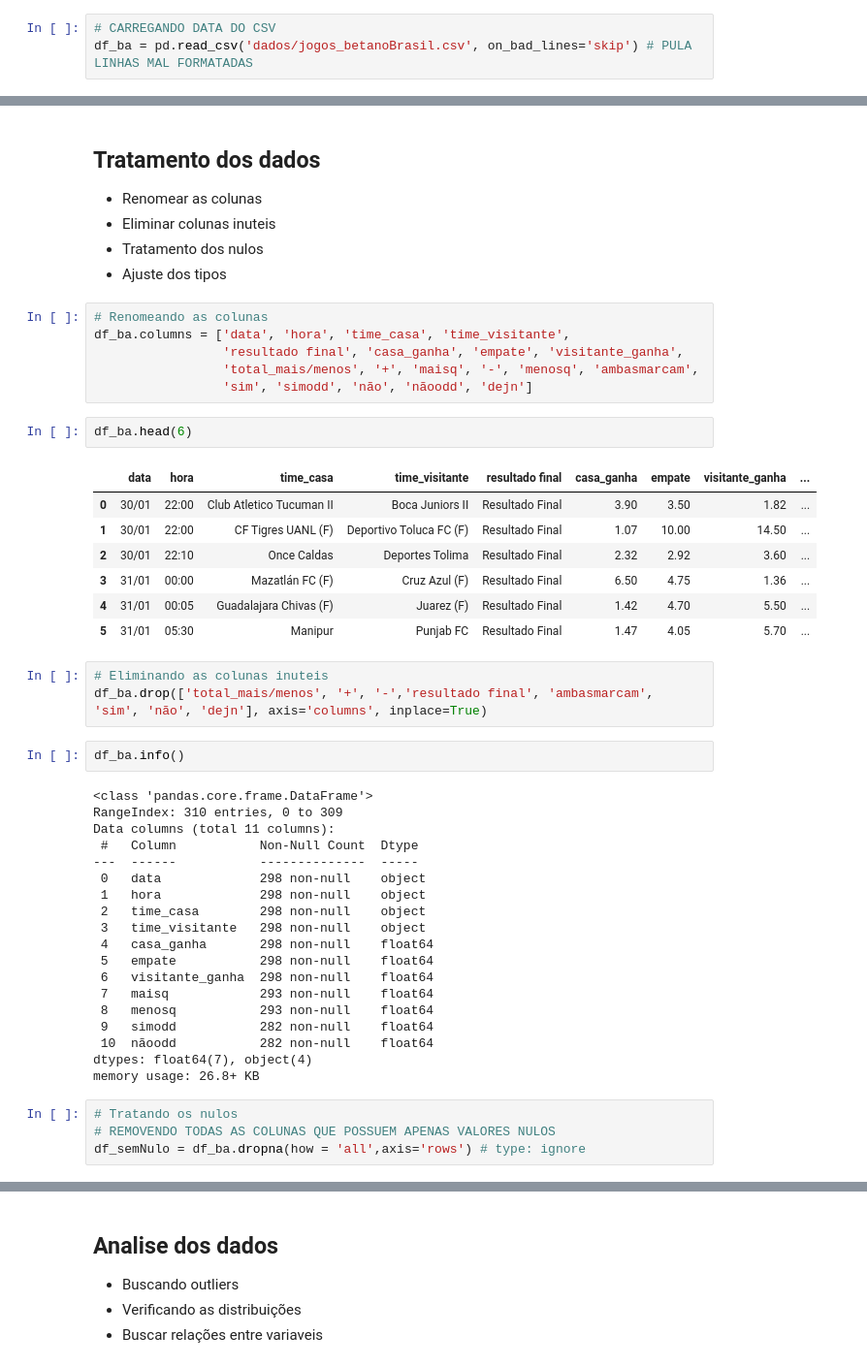
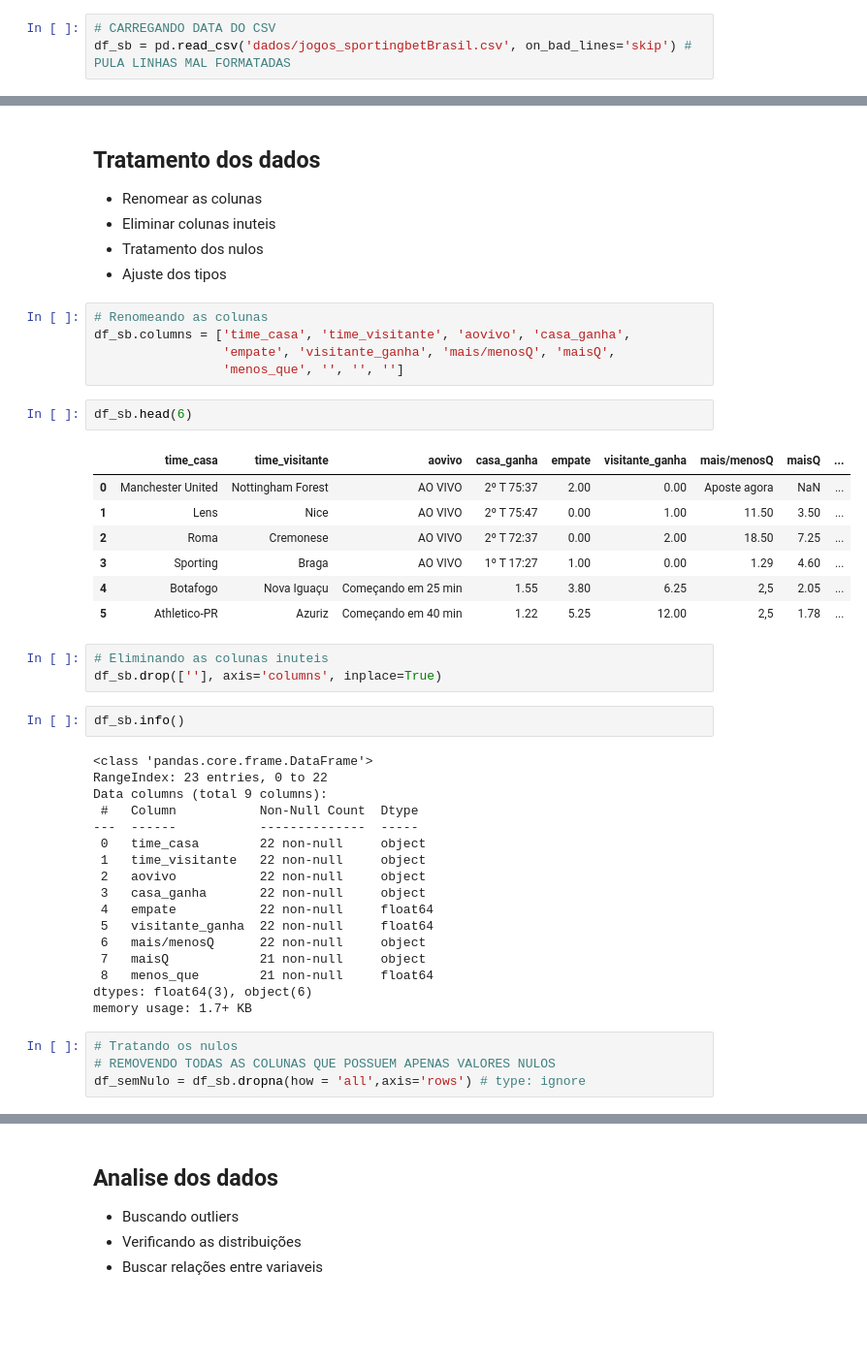
Before and after one commit to eusoulucas/surebet, a Jupyter notebook: analisysSportingB.ipynb, the cells around one changed output, grey strips where cells are left out. Shown at 97% size. Saved outputs shown, nothing was run; the diff lists cells and outputs as text; blank space fills up the shorter version.

```diff
--- a/analisysSportingB.ipynb
+++ b/analisysSportingB.ipynb
@@ -5,4 +5,4 @@
 import pandas as pd
 # %%
 # CARREGANDO DATA DO CSV
-df_ba = pd.read_csv('dados/jogos_betanoBrasil.csv', on_bad_lines='skip') # PULA LINHAS MAL FORMATADAS
+df_sb = pd.read_csv('dados/jogos_sportingbetBrasil.csv', on_bad_lines='skip') # PULA LINHAS MAL FORMATADAS
@@ -14,48 +34,45 @@ df_ba = pd.read_csv('dados/jogos_betanoBrasil.csv', on_bad_lines='skip') # PULA
 - Ajuste dos tipos
 # %%
 # Renomeando as colunas
-df_ba.columns = ['data', 'hora', 'time_casa', 'time_visitante',
-                 'resultado final', 'casa_ganha', 'empate', 'visitante_ganha',
-                 'total_mais/menos', '+', 'maisq', '-', 'menosq', 'ambasmarcam',
-                 'sim', 'simodd', 'não', 'nãoodd', 'dejn']
+df_sb.columns = ['time_casa', 'time_visitante', 'aovivo', 'casa_ganha',
+                 'empate', 'visitante_ganha', 'mais/menosQ', 'maisQ',
+                 'menos_que', '', '', '']
 # %%
-df_ba.head(6)
+df_sb.head(6)
 # %% [output]
-|  | data | hora | time_casa | time_visitante | resultado final | casa_ganha | empate | visitante_ganha | ... |
-| 0 | 30/01 | 22:00 | Club Atletico Tucuman II | Boca Juniors II | Resultado Final | 3.90 | 3.50 | 1.82 | ... |
-| 1 | 30/01 | 22:00 | CF Tigres UANL (F) | Deportivo Toluca FC (F) | Resultado Final | 1.07 | 10.00 | 14.50 | ... |
-| 2 | 30/01 | 22:10 | Once Caldas | Deportes Tolima | Resultado Final | 2.32 | 2.92 | 3.60 | ... |
-| 3 | 31/01 | 00:00 | Mazatlán FC (F) | Cruz Azul (F) | Resultado Final | 6.50 | 4.75 | 1.36 | ... |
-| 4 | 31/01 | 00:05 | Guadalajara Chivas (F) | Juarez (F) | Resultado Final | 1.42 | 4.70 | 5.50 | ... |
-| 5 | 31/01 | 05:30 | Manipur | Punjab FC | Resultado Final | 1.47 | 4.05 | 5.70 | ... |
+|  | time_casa | time_visitante | aovivo | casa_ganha | empate | visitante_ganha | mais/menosQ | maisQ | ... |
+| 0 | Manchester United | Nottingham Forest | AO VIVO | 2º T 75:37 | 2.00 | 0.00 | Aposte agora | NaN | ... |
+| 1 | Lens | Nice | AO VIVO | 2º T 75:47 | 0.00 | 1.00 | 11.50 | 3.50 | ... |
+| 2 | Roma | Cremonese | AO VIVO | 2º T 72:37 | 0.00 | 2.00 | 18.50 | 7.25 | ... |
+| 3 | Sporting | Braga | AO VIVO | 1º T 17:27 | 1.00 | 0.00 | 1.29 | 4.60 | ... |
+| 4 | Botafogo | Nova Iguaçu | Começando em 25 min | 1.55 | 3.80 | 6.25 | 2,5 | 2.05 | ... |
+| 5 | Athletico-PR | Azuriz | Começando em 40 min | 1.22 | 5.25 | 12.00 | 2,5 | 1.78 | ... |
 # %%
 # Eliminando as colunas inuteis
-df_ba.drop(['total_mais/menos', '+', '-','resultado final', 'ambasmarcam', 'sim', 'não', 'dejn'], axis='columns', inplace=True)
+df_sb.drop([''], axis='columns', inplace=True)
 # %%
-df_ba.info()
+df_sb.info()
 # %% [output]
 <class 'pandas.core.frame.DataFrame'>
-RangeIndex: 310 entries, 0 to 309
-Data columns (total 11 columns):
+RangeIndex: 23 entries, 0 to 22
+Data columns (total 9 columns):
  #   Column           Non-Null Count  Dtype
 ---  ------           --------------  -----
- 0   data             298 non-null    object
- 1   hora             298 non-null    object
- 2   time_casa        298 non-null    object
- 3   time_visitante   298 non-null    object
- 4   casa_ganha       298 non-null    float64
- 5   empate           298 non-null    float64
- 6   visitante_ganha  298 non-null    float64
- 7   maisq            293 non-null    float64
- 8   menosq           293 non-null    float64
- 9   simodd           282 non-null    float64
- 10  nãoodd           282 non-null    float64
-dtypes: float64(7), object(4)
-memory usage: 26.8+ KB
+ 0   time_casa        22 non-null     object
+ 1   time_visitante   22 non-null     object
+ 2   aovivo           22 non-null     object
+ 3   casa_ganha       22 non-null     object
+ 4   empate           22 non-null     float64
+ 5   visitante_ganha  22 non-null     float64
+ 6   mais/menosQ      22 non-null     object
+ 7   maisQ            21 non-null     object
+ 8   menos_que        21 non-null     float64
+dtypes: float64(3), object(6)
+memory usage: 1.7+ KB
 # %%
 # Tratando os nulos
 # REMOVENDO TODAS AS COLUNAS QUE POSSUEM APENAS VALORES NULOS
-df_semNulo = df_ba.dropna(how = 'all',axis='rows') # type: ignore
+df_semNulo = df_sb.dropna(how = 'all',axis='rows') # type: ignore
 # %%
 df_semNulo.head(6)
 # %% [output]
```
Also changed, not shown: parts of 10 cells of this notebook, 2 other files.
